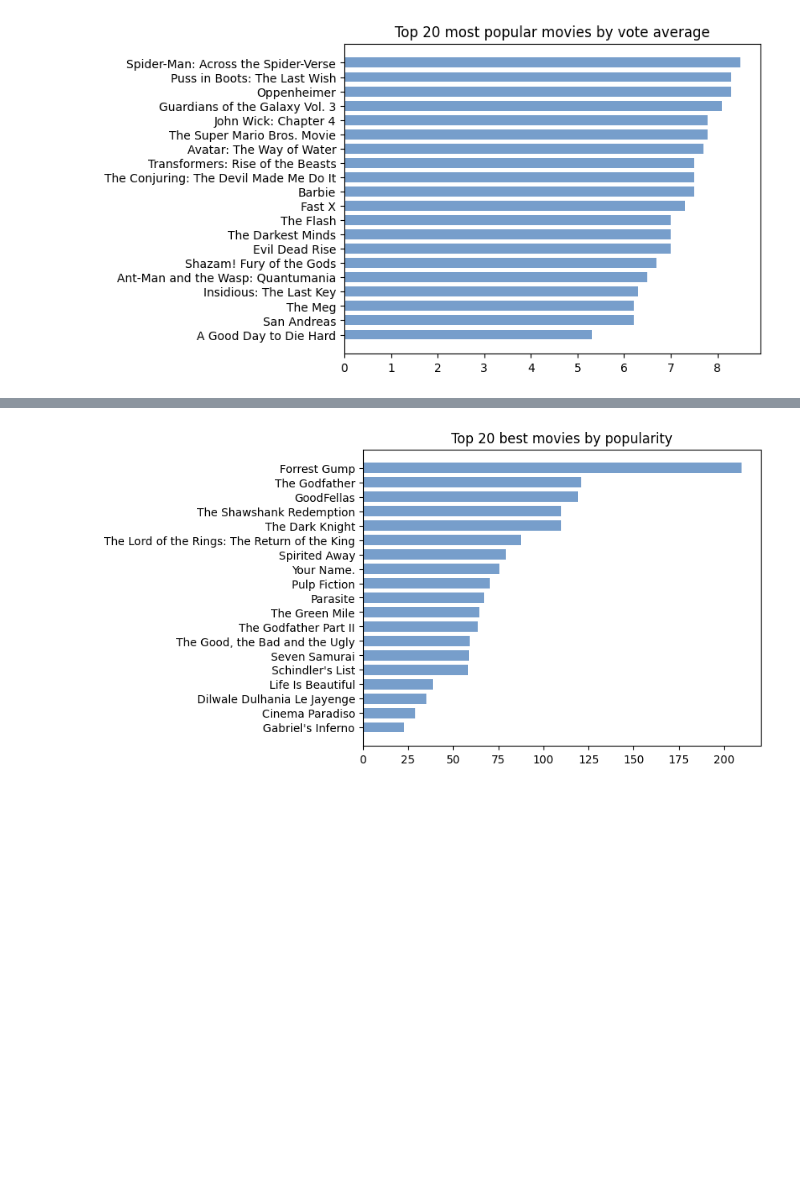
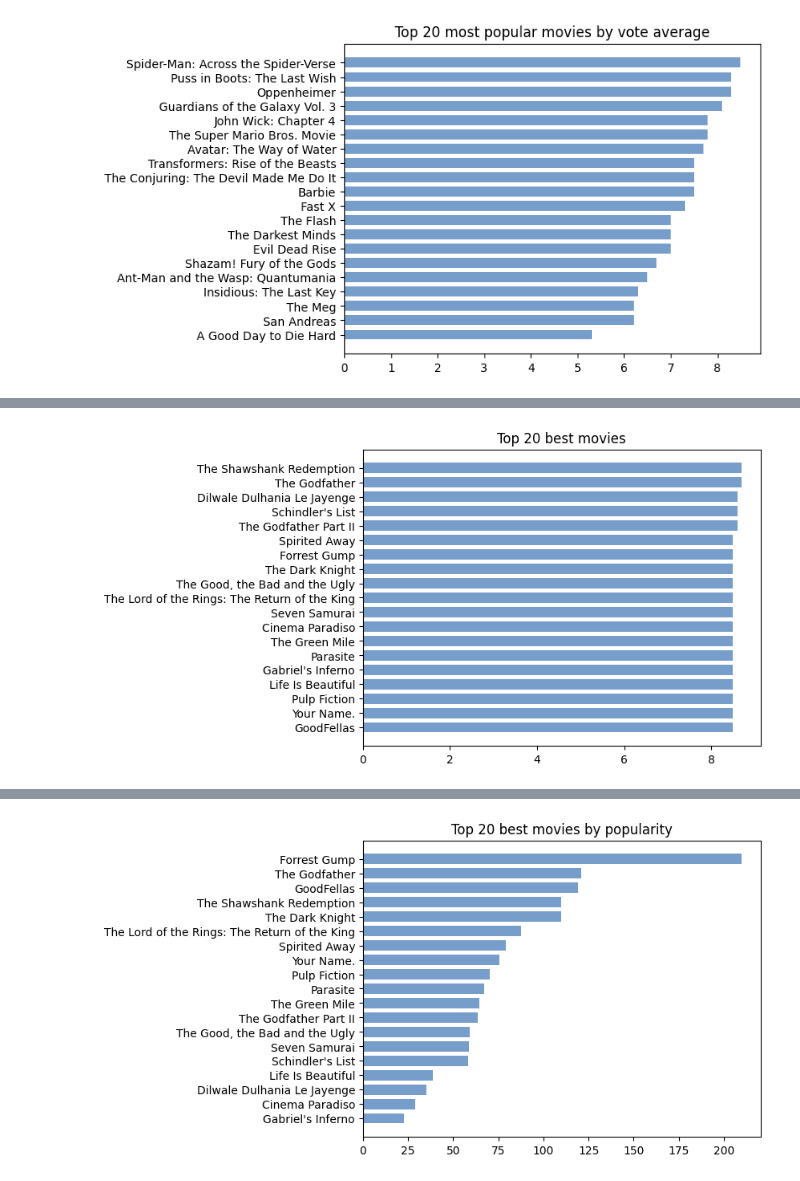
Before and after one commit to agustinFiori32/Latest-10000-Movies-Dataset-from-TMDB-analysis, a Jupyter notebook: new.ipynb, the cells around one changed output, grey strips where cells are left out. Cells and saved outputs as stored; diff of their text form; code cells hidden in the pictures; blank space fills up the shorter version.

```diff
--- a/new.ipynb
+++ b/new.ipynb
@@ -62,3 +90,8 @@ plt.title(f'Top {top_to_analysis} most popular movies by vote average')
 plt.show()
 # %% [output]
 [figure]
+# %%
+df_top_votes_for_average = df.sort_values(by='vote_average', ascending=False)
+df_top_votes_for_average = df_top_votes_for_average[df_top_votes_for_average['vote_count'] > 1900].head(top_to_analysis)
+df_top_votes_for_average = df_top_votes_for_average.sort_values(by='vote_average', ascending=True)
+df_top_votes_for_average
@@ -65,3 +116,10 @@ plt.show()
+# %%
+plt.figure()
+plt.barh(df_top_votes_for_average['title'],df_top_votes_for_average['vote_average'],align='center',height=0.7,color='#779ECB')
+plt.title(f'Top {top_to_analysis} best movies')
+plt.show()
+# %% [output]
+[figure, added]
 # %%
 df_top_votes = df.sort_values(by='vote_average', ascending=False)           #Create a similar df with the top rated movies order by popularity
 df_top_votes = df_top_votes[df_top_votes['vote_count'] > 1900].head(top_to_analysis)
```
Also changed, not shown: parts of 3 cells of this notebook.
